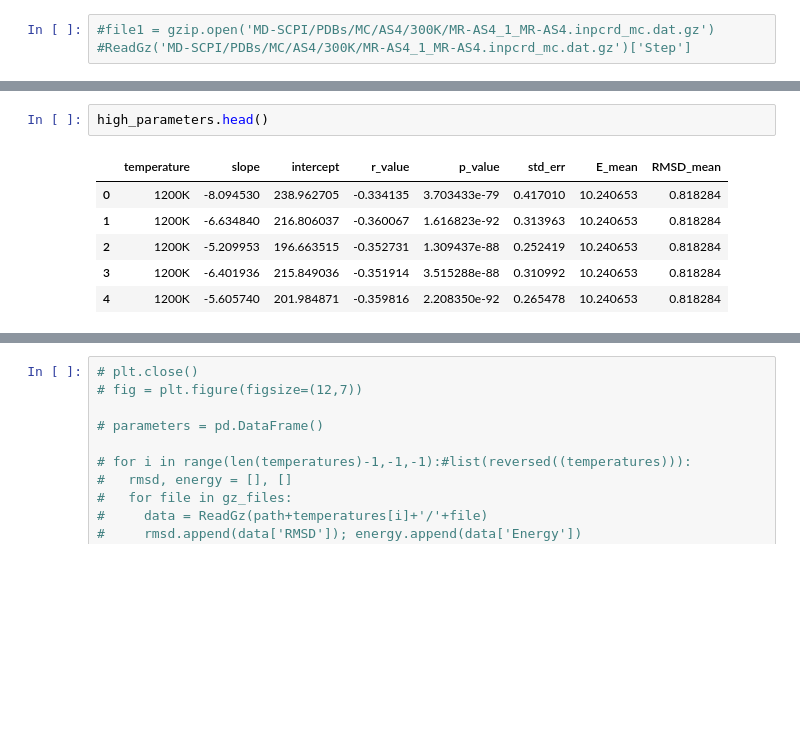
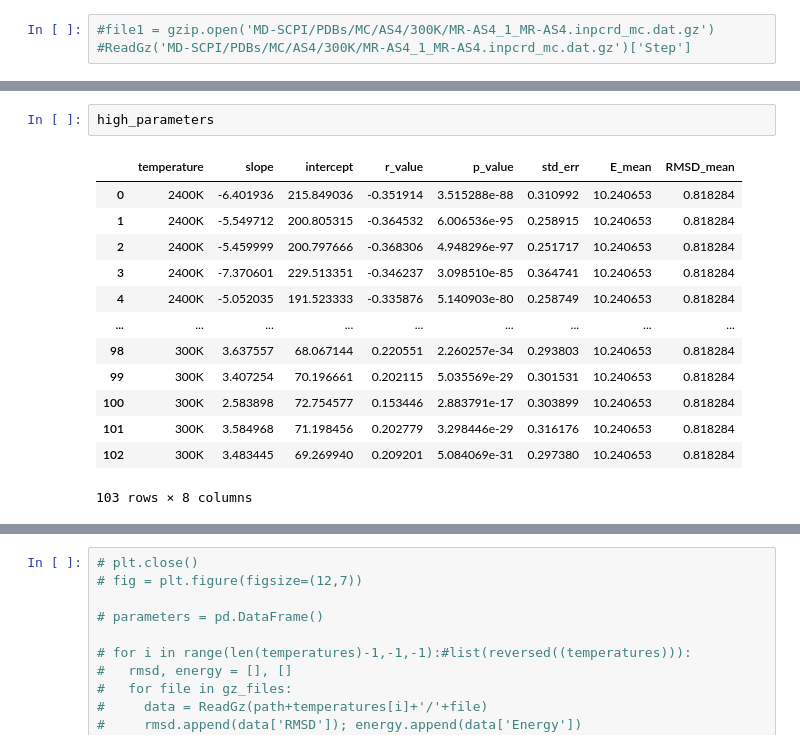
Before and after one commit to saguileran/MD-SCPI, a Jupyter notebook: NoteBooks/Plots_MC.ipynb, the cells around one changed output, grey strips where cells are left out. Drawn from its saved outputs; the diff is of its cells as text; blank space fills up the shorter version.

```diff
--- a/NoteBooks/Plots_MC.ipynb
+++ b/NoteBooks/Plots_MC.ipynb
@@ -385,9 +266,16 @@ parameters.head()
 # %%
-high_parameters.head()
+high_parameters
 # %% [output]
 |  | temperature | slope | intercept | r_value | p_value | std_err | E_mean | RMSD_mean |
-| 0 | 1200K | -8.094530 | 238.962705 | -0.334135 | 3.703433e-79 | 0.417010 | 10.240653 | 0.818284 |
-| 1 | 1200K | -6.634840 | 216.806037 | -0.360067 | 1.616823e-92 | 0.313963 | 10.240653 | 0.818284 |
-| 2 | 1200K | -5.209953 | 196.663515 | -0.352731 | 1.309437e-88 | 0.252419 | 10.240653 | 0.818284 |
-| 3 | 1200K | -6.401936 | 215.849036 | -0.351914 | 3.515288e-88 | 0.310992 | 10.240653 | 0.818284 |
-| 4 | 1200K | -5.605740 | 201.984871 | -0.359816 | 2.208350e-92 | 0.265478 | 10.240653 | 0.818284 |
+| 0 | 2400K | -6.401936 | 215.849036 | -0.351914 | 3.515288e-88 | 0.310992 | 10.240653 | 0.818284 |
+| 1 | 2400K | -5.549712 | 200.805315 | -0.364532 | 6.006536e-95 | 0.258915 | 10.240653 | 0.818284 |
+| 2 | 2400K | -5.459999 | 200.797666 | -0.368306 | 4.948296e-97 | 0.251717 | 10.240653 | 0.818284 |
+| 3 | 2400K | -7.370601 | 229.513351 | -0.346237 | 3.098510e-85 | 0.364741 | 10.240653 | 0.818284 |
+| 4 | 2400K | -5.052035 | 191.523333 | -0.335876 | 5.140903e-80 | 0.258749 | 10.240653 | 0.818284 |
+| ... | ... | ... | ... | ... | ... | ... | ... | ... |
+| 98 | 300K | 3.637557 | 68.067144 | 0.220551 | 2.260257e-34 | 0.293803 | 10.240653 | 0.818284 |
+| 99 | 300K | 3.407254 | 70.196661 | 0.202115 | 5.035569e-29 | 0.301531 | 10.240653 | 0.818284 |
+| 100 | 300K | 2.583898 | 72.754577 | 0.153446 | 2.883791e-17 | 0.303899 | 10.240653 | 0.818284 |
+| 101 | 300K | 3.584968 | 71.198456 | 0.202779 | 3.298446e-29 | 0.316176 | 10.240653 | 0.818284 |
+| 102 | 300K | 3.483445 | 69.269940 | 0.209201 | 5.084069e-31 | 0.297380 | 10.240653 | 0.818284 |
+103 rows × 8 columns
```
Also changed, not shown: parts of 20 cells of this notebook.
